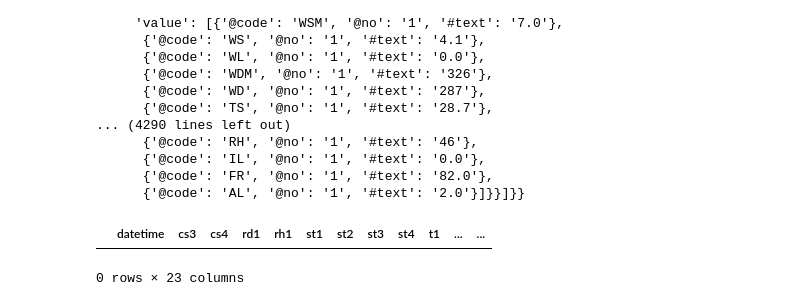
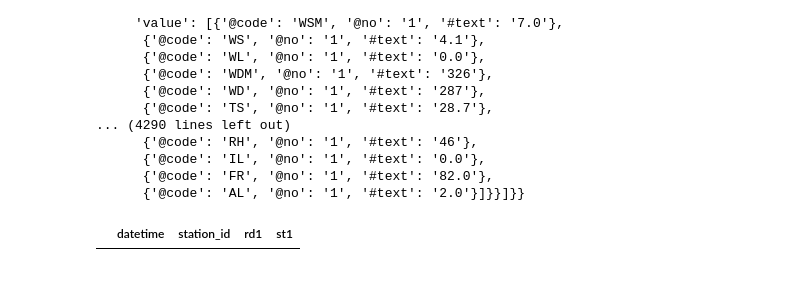
Before and after one commit to canon14/ETL-Projects, a Jupyter notebook: CS50P_HW.ipynb, the cells around one changed output. Saved outputs shown, nothing was run; the diff lists cells and outputs as text; code cells hidden in the pictures.

```diff
--- a/CS50P_HW.ipynb
+++ b/CS50P_HW.ipynb
@@ -105,9 +92,9 @@ data
       {'@code': 'FR', '@no': '1', '#text': '82.0'},
       {'@code': 'AL', '@no': '1', '#text': '2.0'}]}}]}}
 # %%
+test_df = pd.DataFrame(columns = ['datetime', 'station_id','rd1','st1'])
 df = pd.DataFrame(columns = ['datetime', 'station_id','cs3', 'cs4', 'rd1', 'rh1', 'st1', 'st2', 'st3', 'st4', 't1', 'td1', 'tf3', 'tf4', 'tg3', 'tg4', 'ts1', 'ts2', 'ts3', 'ts4', 'wd1', 'wdm1', 'ws1', 'wsm1'])
 # %%
-df.head()
+test_df.head()
 # %% [output]
-|  | datetime | cs3 | cs4 | rd1 | rh1 | st1 | st2 | st3 | st4 | t1 | ... | ... |
+|  | datetime | station_id | rd1 | st1 |
-0 rows × 23 columns
```
Also changed, not shown: parts of 6 cells of this notebook.
